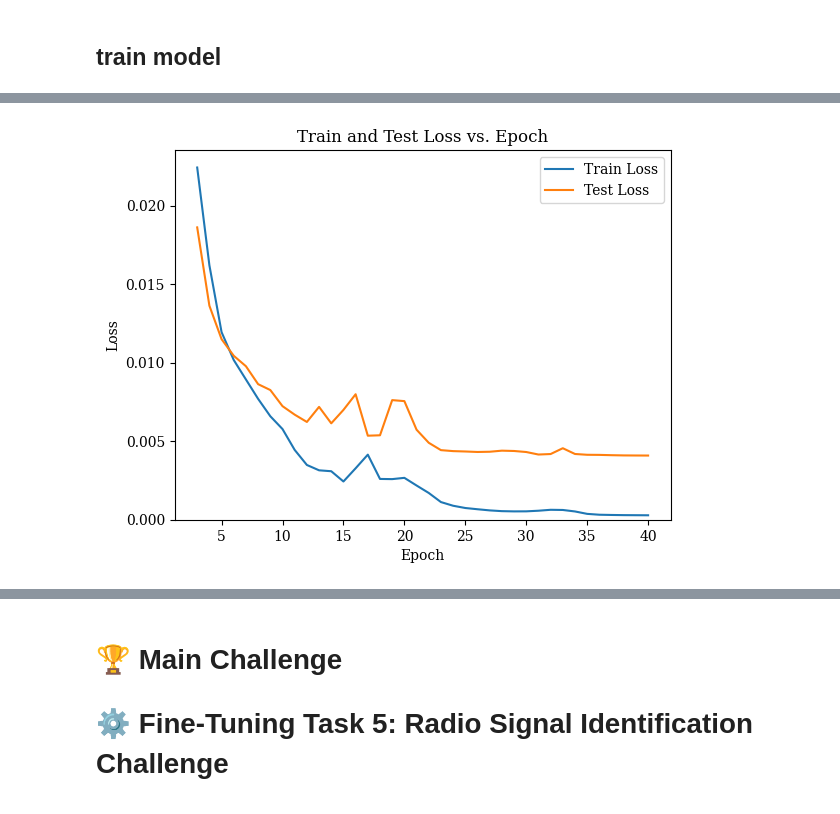
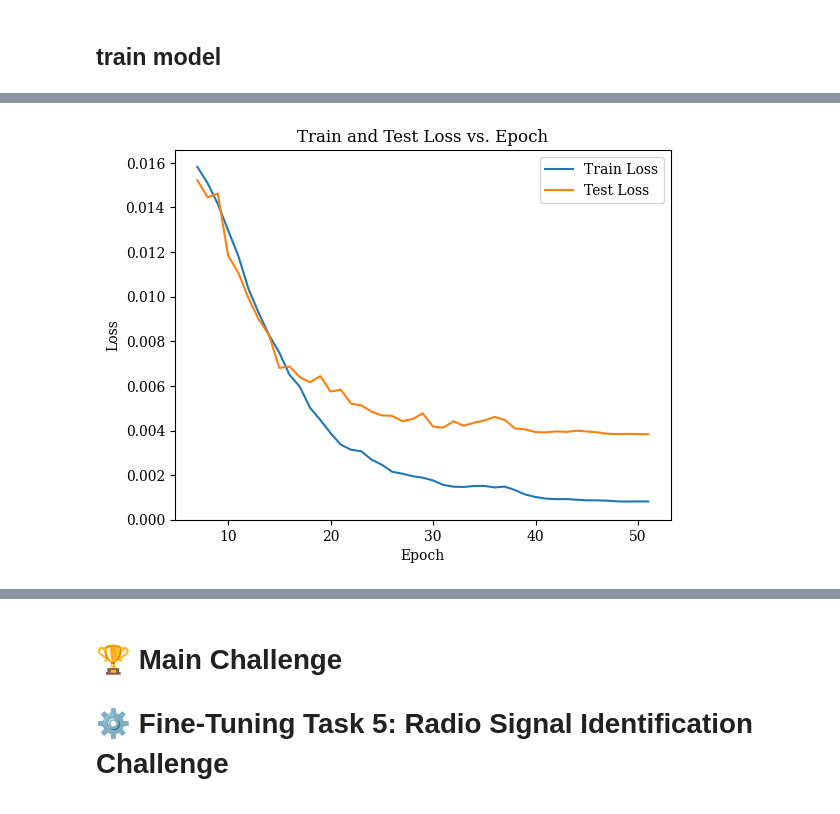
Before and after one commit to levisawatz/511_lab2, a Jupyter notebook: ENDG511_LAB_2_Notebook_LATEST_VERSION.ipynb, the cells around one changed output, grey strips where cells are left out. Cells and saved outputs as stored; diff of their text form; code cells hidden in the pictures.

```diff
--- a/ENDG511_LAB_2_Notebook_LATEST_VERSION.ipynb
+++ b/ENDG511_LAB_2_Notebook_LATEST_VERSION.ipynb
@@ -1635,7 +1659,7 @@ for epoch in range(epochs):
     train_loss.append(train_stats['loss'])
     # Save model checkpoint every 10 epochs
     if output_dir and epoch % 10 == 0:
-        model.save_model(os.path.join(output_dir, f'checkpoint-{epoch}.pth'))
+        model.save_model(os.path.join(output_dir, f'checkpoint_lr5e2b_ss-{epoch}.pth'))
 
     # Evaluate the model
     test_stats = evaluate(data_loader_val, model, criterion, device, task_type)
@@ -1707,3 +1737,6 @@ plt.show()
+# %%
+a =train_loss.copy()
+b =test_loss.copy()
 # %% [markdown]
 ## **Target Performance Goal:** Achieve at least 80% validation accuracy.
 
@@ -2368,16 +2467,16 @@ task_type = "regression"
 # Configurable parameters
 device = torch.device('cuda' if torch.cuda.is_available() else 'cpu')
 train_test_split = 0.8
-batch_size = 256
-num_workers = 4####
-frozen_blocks = 10  # Foundation Model Frozen Blocks (1 to 12)
+batch_size = 128
+num_workers = 8####
+frozen_blocks = 0  # Foundation Model Frozen Blocks (1 to 12)
 label_smoothing = 0
-lr = 5e-4
-weight_decay = 0.2
-layer_decay = 0.75
+lr = 1e-3 #increased from 2e-4 to combat custom Head dropout rate
+weight_decay = 0.8
+layer_decay = 0.85
 model_size = 'small'
 epochs = 51
-warmup_epochs = 7
+warmup_epochs = 10
 output_dir = cwd+r'/checkpoints/pos_5g'
 
 if not os.path.exists(output_dir):
@@ -2405,22 +2504,11 @@ data_loader_val = DataLoader(dataset_val, batch_size=batch_size, num_workers=num
 
 # Initialize Vision Transformer model based on size
 if model_size == 'small':
-    model = VisionTransformer(task=task, patch_size=16, embed_dim=512, depth=12, num_heads=8,
+    model = VisionTransformerWithMLPHead(task=task, patch_size=16, embed_dim=512, depth=12, num_heads=8,
                               mlp_ratio=4, qkv_bias=True, in_chans=4,
                               norm_layer=partial(nn.LayerNorm, eps=1e-6),
                               num_classes=3, tanh=True)
-elif model_size == 'medium':
-    model = VisionTransformer(task=task, patch_size=16, embed_dim=768, depth=12, num_heads=12,
-                              mlp_ratio=4, qkv_bias=True, in_chans=4,
-                              norm_layer=partial(nn.LayerNorm, eps=1e-6),
-                              num_classes=3, tanh=True)
-elif model_size == 'large':
-    model = VisionTransformer(task=task, patch_size=16, embed_dim=1024, depth=24, num_heads=16,
-                              mlp_ratio=4, qkv_bias=True, in_chans=4,
-                              norm_layer=partial(nn.LayerNorm, eps=1e-6),
-                              num_classes=3, tanh=True)
-else:
-    raise ValueError('Model size must be either small, medium, or large')
+
 
 # Load pretrained weights and freeze encoder blocks
 
@@ -2526,16 +2614,16 @@ KeyboardInterrupt:
 # %%
 # prompt: plot train_loss and test_loss vs epoch
-N = 2
+N = 6
 
 # Assuming train_loss and test_loss are lists containing the loss values for each epoch
 plt.plot(range(1+N, len(train_loss) + 1), train_loss[N:], label='Train Loss')
 plt.plot(range(1+N, len(test_loss) + 1), test_loss[N:], label='Test Loss')
 bottom, top = plt.ylim()  # return the current ylim
 plt.ylim(0, top)
 plt.xlabel('Epoch')
 plt.ylabel('Loss')
 plt.title('Train and Test Loss vs. Epoch')
 plt.legend()
 plt.show()
 # %% [output]
-[figure, old version]
+[figure, new version]
```
Also changed, not shown: parts of 14 cells of this notebook.
